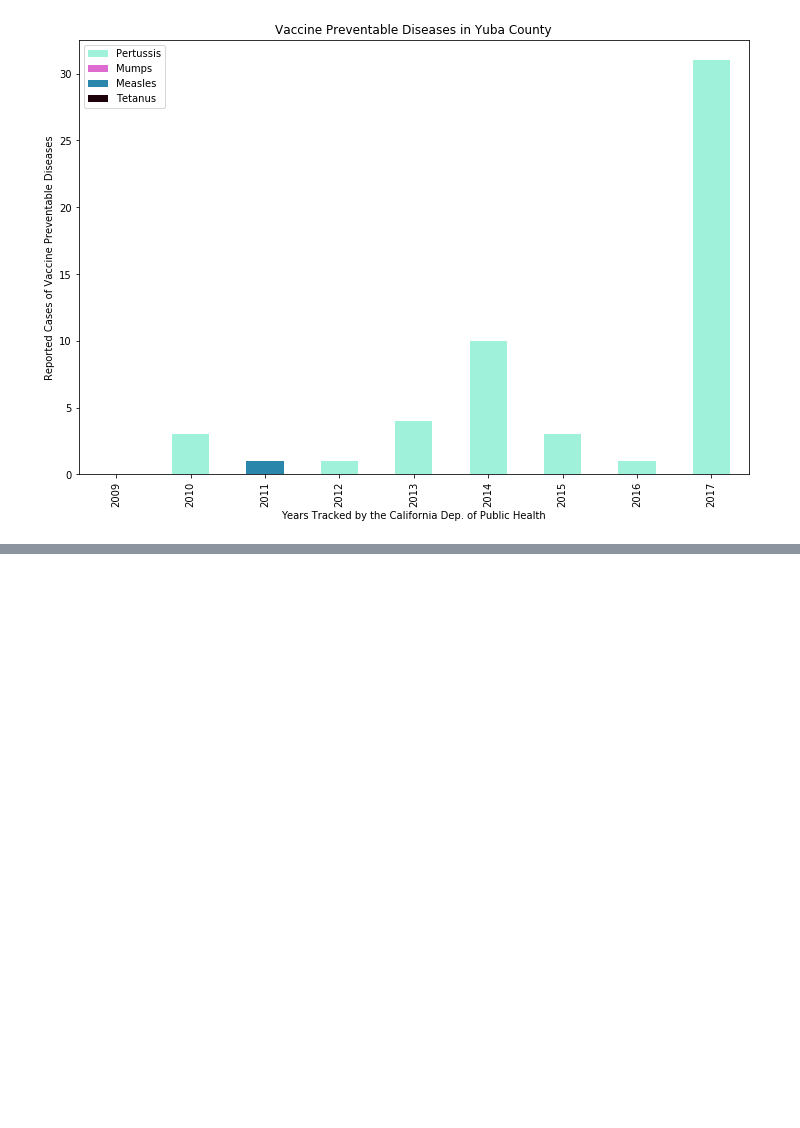
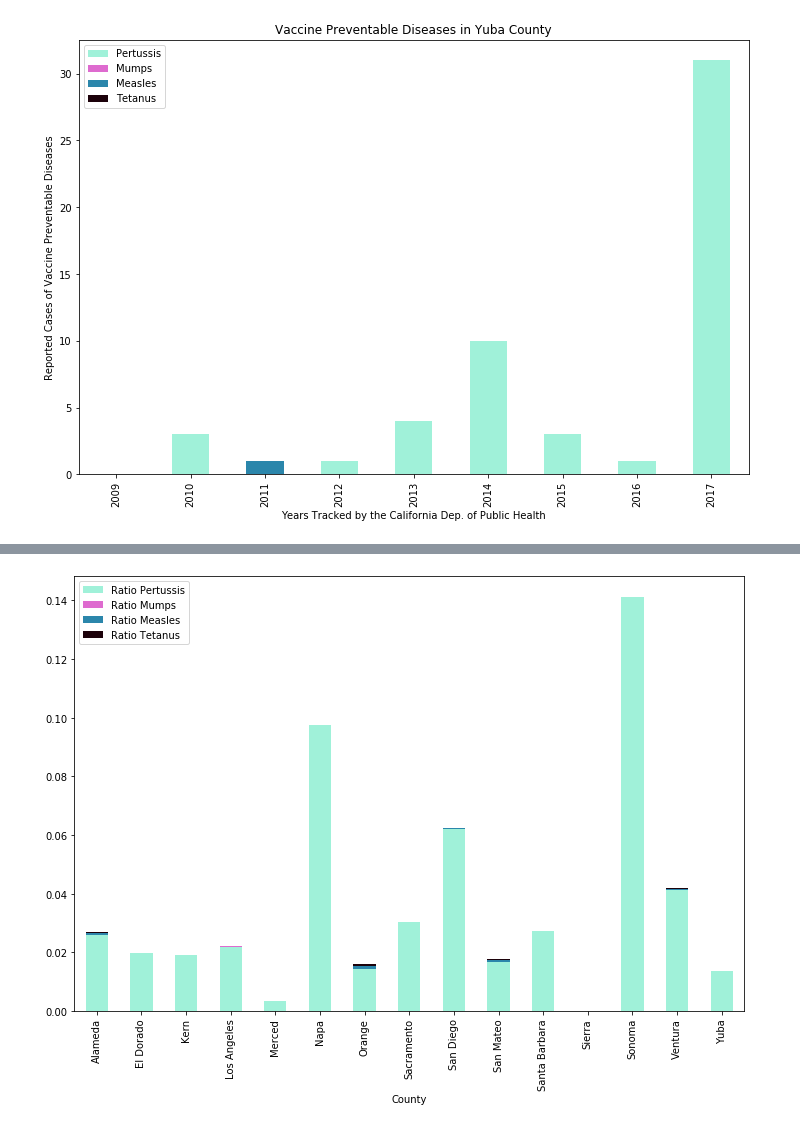
Before and after one commit to GCutaiar/group-project1, a Jupyter notebook: Resource/stackplots_grc.ipynb, the cells around one changed output, grey strips where cells are left out. Drawn from its saved outputs; the diff is of its cells as text; code cells hidden in the pictures; blank space fills up the shorter version.

Commit message:
created df for all 15 counties

```diff
--- a/Resource/stackplots_grc.ipynb
+++ b/Resource/stackplots_grc.ipynb
@@ -137,0 +147,10 @@ plt.show()
+# %%
+pop_read = pop_read.replace({"County":{'Alameda County':'Alameda', 'El Dorado County':'El Dorado', 'Kern County':'Kern',
+       'Los Angeles County':'Los Angeles', 'Merced County':'Merced', 'Napa County':'Napa',
+       'Orange County':'Orange', 'Sacramento County':'Sacramento', 'San Diego County':'San Diego',
+       'San Mateo County':'San Mateo', 'Santa Barbara County':'Santa Barbara', 'Sierra County':'Sierra',
+       'Sonoma County':'Sonoma', 'Ventura County':'Ventura', 'Yuba County':'Yuba'}})
+pop_read.head()
+piv_pop = pop_read.set_index("County")
+piv_pop_2014 = piv_pop[["2014"]]
+piv_pop_2014.head()
@@ -137,0 +165,6 @@ plt.show()
+# %%
+drop_allbut_2014 = dd_complete_15.set_index("year")
+drop_allbut_2014 = drop_allbut_2014.drop([2009,2010,2011,2012,2013,2015,2016,2017])
+drop_allbut_2014 = drop_allbut_2014.rename(columns={"county":"County"})
+drop_allbut_2014 = drop_allbut_2014.set_index("County")
+drop_allbut_2014.head()
@@ -137,0 +179,3 @@ plt.show()
+# %%
+only_2014 = drop_allbut_2014.pivot(columns="disease", values="count")
+only_2014.head()
@@ -137,0 +190,4 @@ plt.show()
+# %%
+ct15_4d = only_2014.merge(piv_pop_2014, how="inner",left_index=True, right_index=True)
+ct15_4d = ct15_4d.rename(columns={"2014":"Population"})
+ct15_4d.head()
@@ -137,0 +202,15 @@ plt.show()
+# %%
+ct15_4d["Ratio Measles"] = (ct15_4d["Measles"]/ct15_4d["Population"])*100
+ct15_4d["Ratio Mumps"] = (ct15_4d["Mumps"]/ct15_4d["Population"])*100
+ct15_4d["Ratio Pertussis"] = (ct15_4d["Pertussis"]/ct15_4d["Population"])*100
+ct15_4d["Ratio Tetanus"] = (ct15_4d["Measles"]/ct15_4d["Population"])*100
+ct15_4d.head()
+plot15 = ct15_4d.loc[:,["Ratio Pertussis","Ratio Mumps","Ratio Measles","Ratio Tetanus"]].plot.bar(stacked=True,color=colors,figsize=(12,8))
+# plt.title("Vaccine Preventable Diseases in Yuba County")
+# plt.xlabel("Years Tracked by the California Dep. of Public Health")
+# plt.ylabel("Reported Cases of Vaccine Preventable Diseases")
+# plt.legend(loc="best")
+# plt.savefig("Vaccine Preventable Diseases in Yuba County.png")
+# plt.show()
+# %% [output]
+[figure, added]
```
Also changed, not shown: parts of 8 cells of this notebook.
